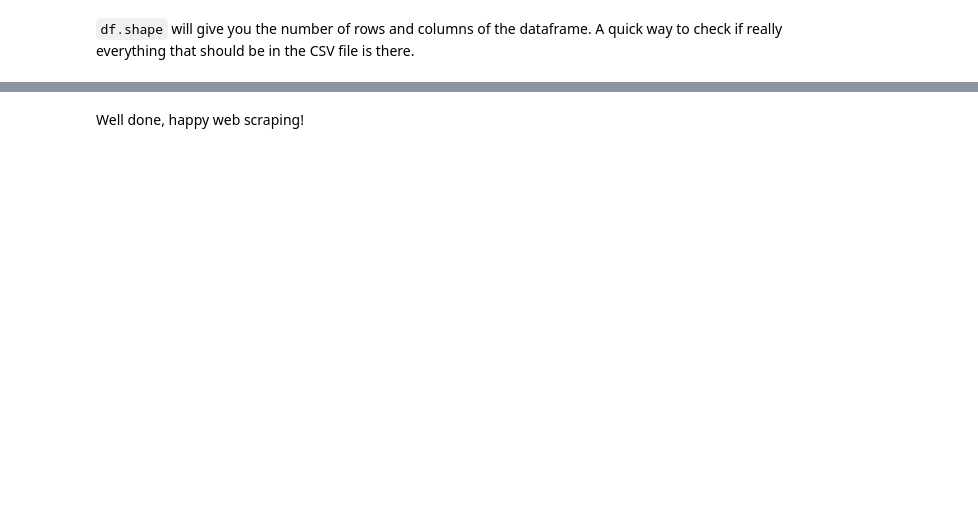
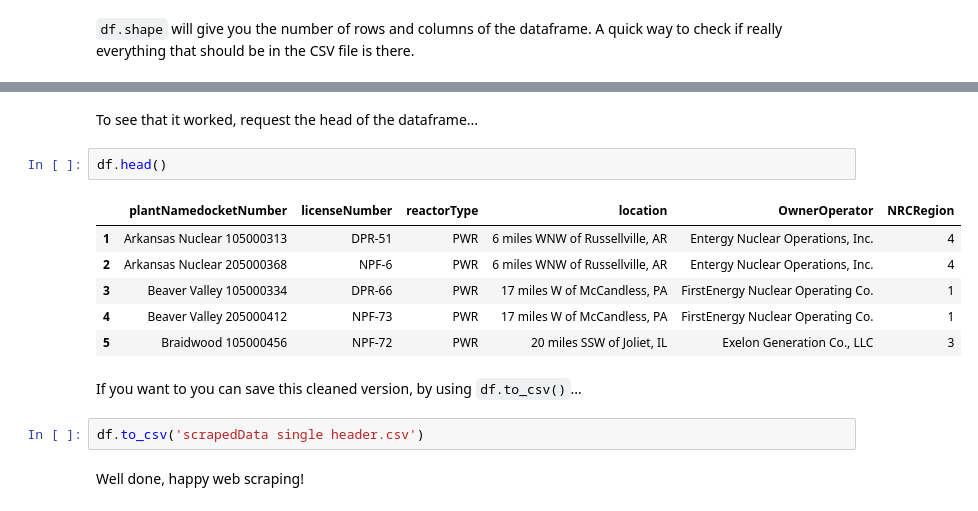
Before and after one commit to winnydejong/pythonforjournalists, a Jupyter notebook: 4 scrape data/4 Scrape data - Complete.ipynb, the cells around one changed output, grey strips where cells are left out. Cells and saved outputs as stored; diff of their text form; blank space fills up the shorter version.

Commit message:
repo clean up

```diff
--- a/4 scrape data/4 Scrape data - Complete.ipynb
+++ b/4 scrape data/4 Scrape data - Complete.ipynb
@@ -426,2 +482,17 @@ df.shape
+# %% [markdown]
+To see that it worked, request the head of the dataframe...
+# %%
+df.head()
+# %% [output]
+|  | plantNamedocketNumber | licenseNumber | reactorType | location | OwnerOperator | NRCRegion |
+| 1 | Arkansas Nuclear 105000313 | DPR-51 | PWR | 6 miles WNW of Russellville, AR | Entergy Nuclear Operations, Inc. | 4 |
+| 2 | Arkansas Nuclear 205000368 | NPF-6 | PWR | 6 miles WNW of Russellville, AR | Entergy Nuclear Operations, Inc. | 4 |
+| 3 | Beaver Valley 105000334 | DPR-66 | PWR | 17 miles W of McCandless, PA | FirstEnergy Nuclear Operating Co. | 1 |
+| 4 | Beaver Valley 205000412 | NPF-73 | PWR | 17 miles W of McCandless, PA | FirstEnergy Nuclear Operating Co. | 1 |
+| 5 | Braidwood 105000456 | NPF-72 | PWR | 20 miles SSW of Joliet, IL | Exelon Generation Co., LLC | 3 |
+# %% [markdown]
+If you want to you can save this cleaned version, by using ``df.to_csv()``...
+# %%
+df.to_csv('scrapedData single header.csv')
 # %% [markdown]
 Well done, happy web scraping!
```
Also changed, not shown: parts of 18 cells of this notebook, 2 other files.
